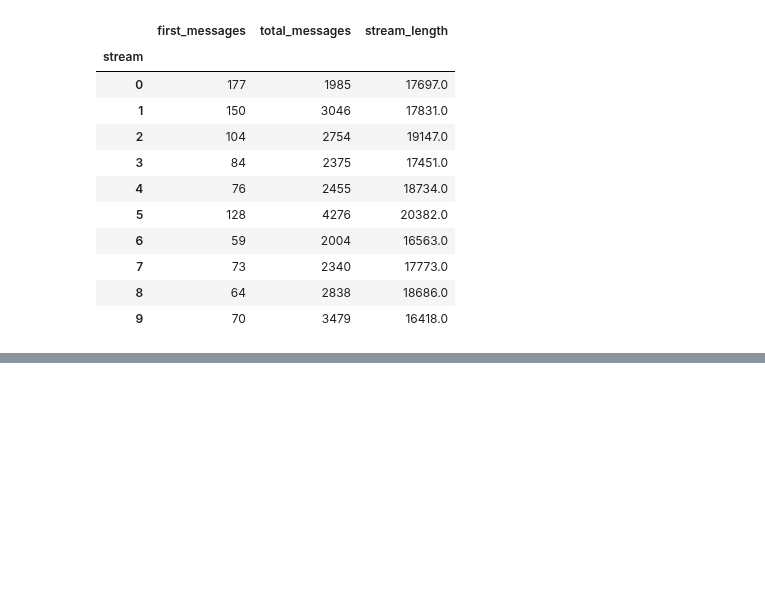
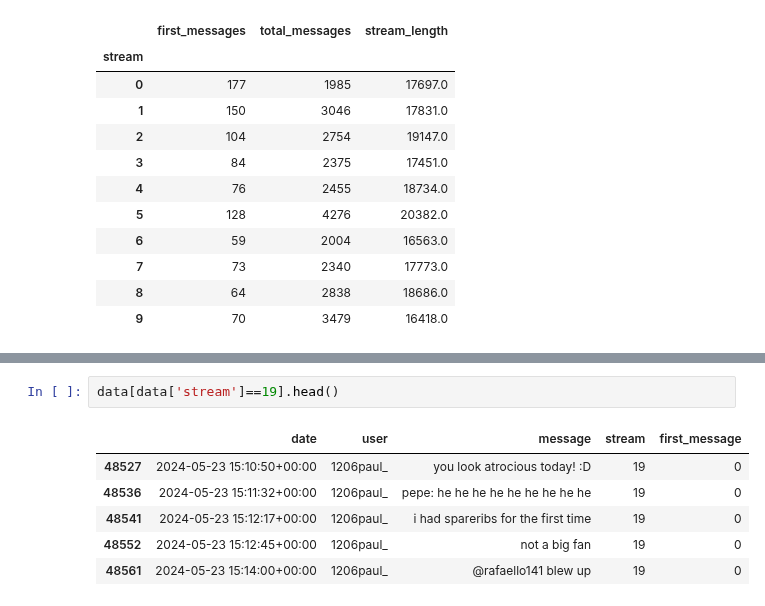
Before and after one commit to balintkardos/ChatlogDorozea, a Jupyter notebook: first_message.ipynb, the cells around one changed output, grey strips where cells are left out. Drawn from its saved outputs; the diff is of its cells as text; blank space fills up the shorter version.

```diff
--- a/first_message.ipynb
+++ b/first_message.ipynb
@@ -191,0 +245,9 @@ stream_stats.head(10)
+# %%
+data[data['stream']==19].head()
+# %% [output]
+|  | date | user | message | stream | first_message |
+| 48527 | 2024-05-23 15:10:50+00:00 | 1206paul_ | you look atrocious today! :D | 19 | 0 |
+| 48536 | 2024-05-23 15:11:32+00:00 | 1206paul_ | pepe: he he he he he he he he he | 19 | 0 |
+| 48541 | 2024-05-23 15:12:17+00:00 | 1206paul_ | i had spareribs for the first time | 19 | 0 |
+| 48552 | 2024-05-23 15:12:45+00:00 | 1206paul_ | not a big fan | 19 | 0 |
+| 48561 | 2024-05-23 15:14:00+00:00 | 1206paul_ | @rafaello141 blew up | 19 | 0 |
```
Also changed, not shown: parts of 14 cells of this notebook, 2 other files.
